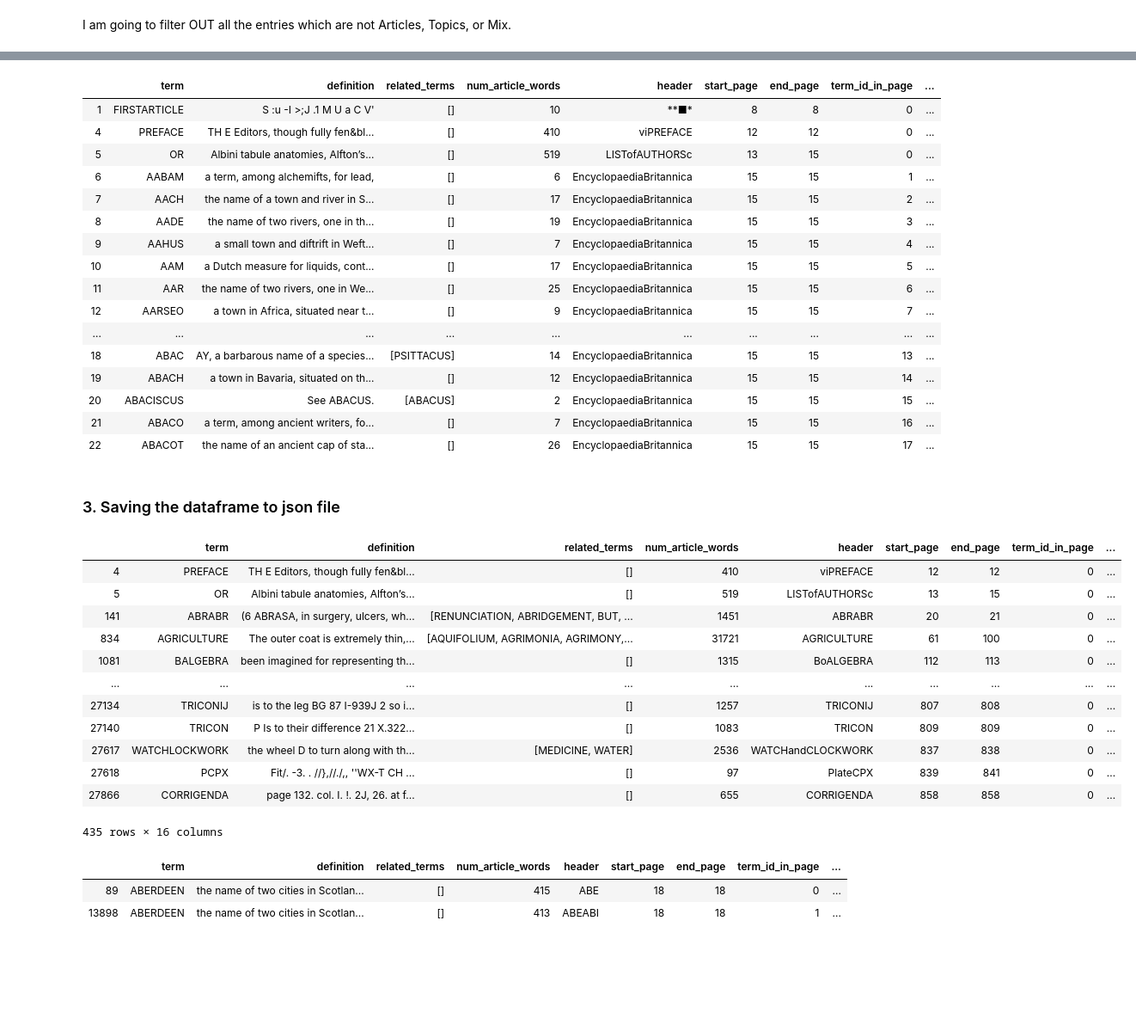
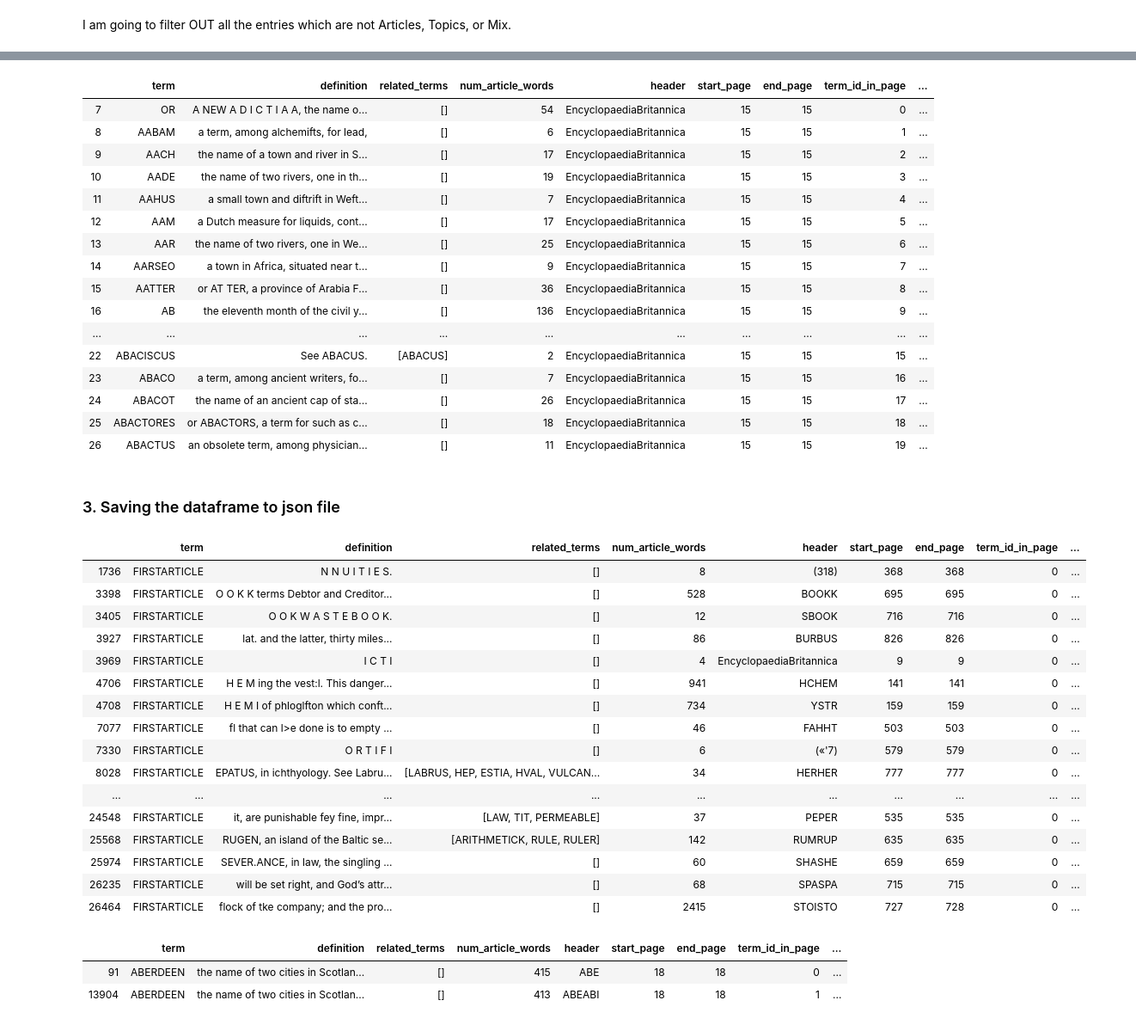
Before and after one commit to francesNLP/frances, a Jupyter notebook: NLS_EB/Merging_EB_Terms.ipynb, the cells around one changed output, grey strips where cells are left out. Shown: that part at 86% size. Drawn from its saved outputs; the diff is of its cells as text; code cells hidden in the pictures; blank space fills up the shorter version.

Commit message:
new results

```diff
--- a/NLS_EB/Merging_EB_Terms.ipynb
+++ b/NLS_EB/Merging_EB_Terms.ipynb
@@ -302,10 +301,23 @@ def merge_articles(query_results):
         for page_idx in range(0, len(query_results[edition])):
 
             current_page=query_results[edition][page_idx][0]
+
             if current_page not in page_number_dict:
                 page_number_dict[current_page]=page_idx
 
             element = query_results[edition][page_idx][1]
+
+            ### checking the first 20 pages and transforming them to FullPages ####
+            if int(current_page) < 20:
+                if element["type_page"]!="FullPage":
+                    element = page2full_pages(element)
+
+                next_element= query_results[edition][page_idx+1][1]
+                if element["type_page"]!="FullPage" and next_element["type_page"]=="FullPage":
+                    element["type_page"] = "FullPage"
+
+            ###########################################
+
             if "previous_page" in element['term']:
                 current_definition= element["definition"]
                 previous_page_idx= page_idx -1
@@ -616,45 +682,49 @@ df=df[df["type_article"].str.contains('|'.join(includeKeywords))]
 df.head(n=20)
 # %% [output]
 |  | term | definition | related_terms | num_article_words | header | start_page | end_page | term_id_in_page | ... |
-| 1 | FIRSTARTICLE | S :u -I >;J .1 M U a C V' | [] | 10 | **■* | 8 | 8 | 0 | ... |
-| 4 | PREFACE | TH E Editors, though fully fen&bl... | [] | 410 | viPREFACE | 12 | 12 | 0 | ... |
-| 5 | OR | Albini tabule anatomies, Alfton’s... | [] | 519 | LISTofAUTHORSc | 13 | 15 | 0 | ... |
-| 6 | AABAM | a term, among alchemifts, for lead, | [] | 6 | EncyclopaediaBritannica | 15 | 15 | 1 | ... |
-| 7 | AACH | the name of a town and river in S... | [] | 17 | EncyclopaediaBritannica | 15 | 15 | 2 | ... |
-| 8 | AADE | the name of two rivers, one in th... | [] | 19 | EncyclopaediaBritannica | 15 | 15 | 3 | ... |
-| 9 | AAHUS | a small town and diftrift in Weft... | [] | 7 | EncyclopaediaBritannica | 15 | 15 | 4 | ... |
-| 10 | AAM | a Dutch measure for liquids, cont... | [] | 17 | EncyclopaediaBritannica | 15 | 15 | 5 | ... |
-| 11 | AAR | the name of two rivers, one in We... | [] | 25 | EncyclopaediaBritannica | 15 | 15 | 6 | ... |
-| 12 | AARSEO | a town in Africa, situated near t... | [] | 9 | EncyclopaediaBritannica | 15 | 15 | 7 | ... |
+| 7 | OR | A NEW A D I C T I A A, the name o... | [] | 54 | EncyclopaediaBritannica | 15 | 15 | 0 | ... |
+| 8 | AABAM | a term, among alchemifts, for lead, | [] | 6 | EncyclopaediaBritannica | 15 | 15 | 1 | ... |
+| 9 | AACH | the name of a town and river in S... | [] | 17 | EncyclopaediaBritannica | 15 | 15 | 2 | ... |
+| 10 | AADE | the name of two rivers, one in th... | [] | 19 | EncyclopaediaBritannica | 15 | 15 | 3 | ... |
+| 11 | AAHUS | a small town and diftrift in Weft... | [] | 7 | EncyclopaediaBritannica | 15 | 15 | 4 | ... |
+| 12 | AAM | a Dutch measure for liquids, cont... | [] | 17 | EncyclopaediaBritannica | 15 | 15 | 5 | ... |
+| 13 | AAR | the name of two rivers, one in We... | [] | 25 | EncyclopaediaBritannica | 15 | 15 | 6 | ... |
+| 14 | AARSEO | a town in Africa, situated near t... | [] | 9 | EncyclopaediaBritannica | 15 | 15 | 7 | ... |
+| 15 | AATTER | or AT TER, a province of Arabia F... | [] | 36 | EncyclopaediaBritannica | 15 | 15 | 8 | ... |
+| 16 | AB | the eleventh month of the civil y... | [] | 136 | EncyclopaediaBritannica | 15 | 15 | 9 | ... |
 | ... | ... | ... | ... | ... | ... | ... | ... | ... | ... |
-| 18 | ABAC | AY, a barbarous name of a species... | [PSITTACUS] | 14 | EncyclopaediaBritannica | 15 | 15 | 13 | ... |
-| 19 | ABACH | a town in Bavaria, situated on th... | [] | 12 | EncyclopaediaBritannica | 15 | 15 | 14 | ... |
-| 20 | ABACISCUS | See ABACUS. | [ABACUS] | 2 | EncyclopaediaBritannica | 15 | 15 | 15 | ... |
-| 21 | ABACO | a term, among ancient writers, fo... | [] | 7 | EncyclopaediaBritannica | 15 | 15 | 16 | ... |
-| 22 | ABACOT | the name of an ancient cap of sta... | [] | 26 | EncyclopaediaBritannica | 15 | 15 | 17 | ... |
+| 22 | ABACISCUS | See ABACUS. | [ABACUS] | 2 | EncyclopaediaBritannica | 15 | 15 | 15 | ... |
+| 23 | ABACO | a term, among ancient writers, fo... | [] | 7 | EncyclopaediaBritannica | 15 | 15 | 16 | ... |
+| 24 | ABACOT | the name of an ancient cap of sta... | [] | 26 | EncyclopaediaBritannica | 15 | 15 | 17 | ... |
+| 25 | ABACTORES | or ABACTORS, a term for such as c... | [] | 18 | EncyclopaediaBritannica | 15 | 15 | 18 | ... |
+| 26 | ABACTUS | an obsolete term, among physician... | [] | 11 | EncyclopaediaBritannica | 15 | 15 | 19 | ... |
 # %% [markdown]
 ### 3. Saving the dataframe to json file
 # %%
 df.to_json(r'./results_NLS/results_eb_1_edition_postprocess_dataframe', orient="index")
 # %%
-df[df["type_article"]=="Topic"]
+df[df["term"]=="FIRSTARTICLE"]
 # %% [output]
 |  | term | definition | related_terms | num_article_words | header | start_page | end_page | term_id_in_page | ... |
-| 4 | PREFACE | TH E Editors, though fully fen&bl... | [] | 410 | viPREFACE | 12 | 12 | 0 | ... |
-| 5 | OR | Albini tabule anatomies, Alfton’s... | [] | 519 | LISTofAUTHORSc | 13 | 15 | 0 | ... |
-| 141 | ABRABR | (6 ABRASA, in surgery, ulcers, wh... | [RENUNCIATION, ABRIDGEMENT, BUT, ... | 1451 | ABRABR | 20 | 21 | 0 | ... |
-| 834 | AGRICULTURE | The outer coat is extremely thin,... | [AQUIFOLIUM, AGRIMONIA, AGRIMONY,... | 31721 | AGRICULTURE | 61 | 100 | 0 | ... |
-| 1081 | BALGEBRA | been imagined for representing th... | [] | 1315 | BoALGEBRA | 112 | 113 | 0 | ... |
+| 1736 | FIRSTARTICLE | N N U I T I E S. | [] | 8 | (318) | 368 | 368 | 0 | ... |
+| 3398 | FIRSTARTICLE | O O K K terms Debtor and Creditor... | [] | 528 | BOOKK | 695 | 695 | 0 | ... |
+| 3405 | FIRSTARTICLE | O O K W A S T E B O O K. | [] | 12 | SBOOK | 716 | 716 | 0 | ... |
+| 3927 | FIRSTARTICLE | lat. and the latter, thirty miles... | [] | 86 | BURBUS | 826 | 826 | 0 | ... |
+| 3969 | FIRSTARTICLE | I C T I | [] | 4 | EncyclopaediaBritannica | 9 | 9 | 0 | ... |
+| 4706 | FIRSTARTICLE | H E M ing the vest:l. This danger... | [] | 941 | HCHEM | 141 | 141 | 0 | ... |
+| 4708 | FIRSTARTICLE | H E M I of phloglfton which conft... | [] | 734 | YSTR | 159 | 159 | 0 | ... |
+| 7077 | FIRSTARTICLE | fl that can l>e done is to empty ... | [] | 46 | FAHHT | 503 | 503 | 0 | ... |
+| 7330 | FIRSTARTICLE | O R T I F I | [] | 6 | («'7) | 579 | 579 | 0 | ... |
+| 8028 | FIRSTARTICLE | EPATUS, in ichthyology. See Labru... | [LABRUS, HEP, ESTIA, HVAL, VULCAN... | 34 | HERHER | 777 | 777 | 0 | ... |
 | ... | ... | ... | ... | ... | ... | ... | ... | ... | ... |
-| 27134 | TRICONIJ | is to the leg BG 87 I-939J 2 so i... | [] | 1257 | TRICONIJ | 807 | 808 | 0 | ... |
-| 27140 | TRICON | P Is to their difference 21 X.322... | [] | 1083 | TRICON | 809 | 809 | 0 | ... |
-| 27617 | WATCHLOCKWORK | the wheel D to turn along with th... | [MEDICINE, WATER] | 2536 | WATCHandCLOCKWORK | 837 | 838 | 0 | ... |
-| 27618 | PCPX | Fit/. -3. . //},//./,, ''WX-T CH ... | [] | 97 | PlateCPX | 839 | 841 | 0 | ... |
-| 27866 | CORRIGENDA | page 132. col. I. !. 2J, 26. at f... | [] | 655 | CORRIGENDA | 858 | 858 | 0 | ... |
+| 24548 | FIRSTARTICLE | it, are punishable fey fine, impr... | [LAW, TIT, PERMEABLE] | 37 | PEPER | 535 | 535 | 0 | ... |
+| 25568 | FIRSTARTICLE | RUGEN, an island of the Baltic se... | [ARITHMETICK, RULE, RULER] | 142 | RUMRUP | 635 | 635 | 0 | ... |
+| 25974 | FIRSTARTICLE | SEVER.ANCE, in law, the singling ... | [] | 60 | SHASHE | 659 | 659 | 0 | ... |
+| 26235 | FIRSTARTICLE | will be set right, and God’s attr... | [] | 68 | SPASPA | 715 | 715 | 0 | ... |
+| 26464 | FIRSTARTICLE | flock of tke company; and the pro... | [] | 2415 | STOISTO | 727 | 728 | 0 | ... |
-435 rows × 16 columns
 # %%
 df[df["term"]=="ABERDEEN"]
 # %% [output]
 |  | term | definition | related_terms | num_article_words | header | start_page | end_page | term_id_in_page | ... |
-| 89 | ABERDEEN | the name of two cities in Scotlan... | [] | 415 | ABE | 18 | 18 | 0 | ... |
-| 13898 | ABERDEEN | the name of two cities in Scotlan... | [] | 413 | ABEABI | 18 | 18 | 1 | ... |
+| 91 | ABERDEEN | the name of two cities in Scotlan... | [] | 415 | ABE | 18 | 18 | 0 | ... |
+| 13904 | ABERDEEN | the name of two cities in Scotlan... | [] | 413 | ABEABI | 18 | 18 | 1 | ... |
```
Also changed, not shown: parts of 8 cells of this notebook, 4 other files.
